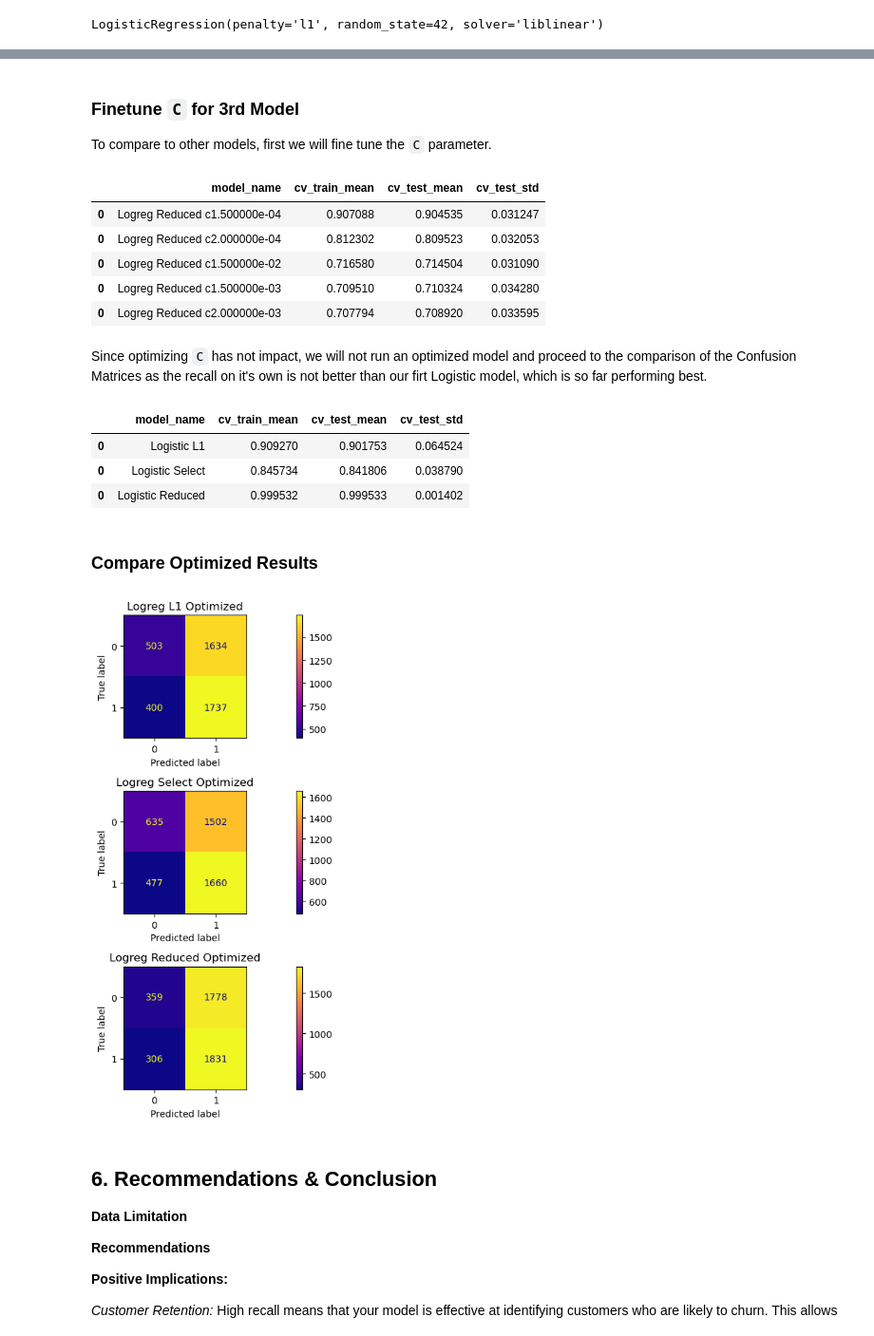
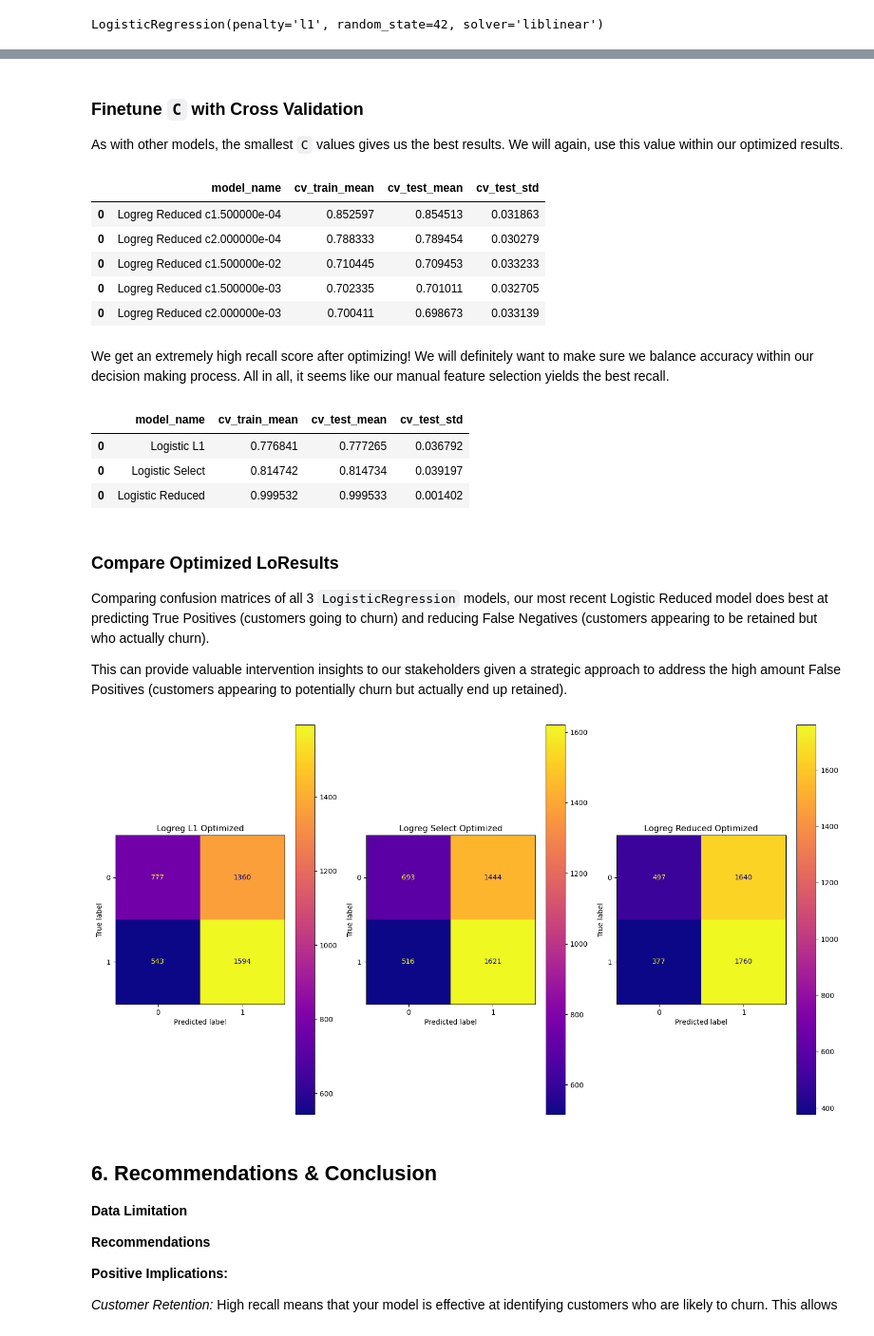
Before and after one commit to erankova/Phase_3_Project, a Jupyter notebook: Phase_3_Project.ipynb, the cells around one changed output, grey strips where cells are left out. Shown: that part at 95% size. Cells and saved outputs as stored; diff of their text form; code cells hidden in the pictures.

Commit message:
finalized logistic model observations

```diff
--- a/Phase_3_Project.ipynb
+++ b/Phase_3_Project.ipynb
@@ -506,7 +507,7 @@ C_values = [0.0001, 0.001, 0.01, 0.1, 1]
 l1_results = pd.DataFrame()
 
 for c in C_values:
-    logreg_l1 = LogisticRegression(random_state=42, C=c, solver='liblinear', penalty='l1',max_iter=200)
+    logreg_l1 = LogisticRegression(random_state=42, C=c, solver='liblinear', penalty='l1',max_iter=300)
     logreg_l1.fit(X_train_resampled, y_train_resampled)
     new_results = ModCrossVal(logreg_l1, f'Logreg L1 c{c:e}', X_train_resampled, y_train_resampled)
     l1_results = pd.concat([l1_results, new_results.cv_summary()])
@@ -556,7 +559,7 @@ Since we know that there are features that are highly correlated we will use `Se
 selector = SelectFromModel(logreg_model_l1)
 
 # Using the original resampling from first SMOTE initiation
-selector.fit(X_train_resampled,y_train_resampled)
+selector.fit(X_train,y_train)
 # %% [output]
 SelectFromModel(estimator=LogisticRegression(max_iter=300, penalty='l1',
                                              random_state=42,
@@ -600,15 +603,16 @@ dict(zip(X_train.columns,selector.get_support()))
  'area_code_415': True,
  'area_code_510': True}
 # %%
-# Create function to get best features out
+# Recreate X_train with best features out
 
-def select_features(X,selector):
-    '''
-    Given a dataframe and selector, use the selector
-    to get the most important features.
-    '''
-    imp_feat = dict(zip(X.columns,selector.get_support()))
-    selected_array = selector.transform(X)
-    selected_df = pd.DataFrame(selected_array,columns=[col for col in X.columns if imp_feat[col]],
-                              index = X.index)
-    return selected_df
+# Dictionary with X_train columns to isolate important features
+imp_feat = dict(zip(X_train.columns,selector.get_support()))
+
+# Transform into array
+selected_array = selector.transform(X_train)
+
+#Turn back into datframe
+X_train_slct = pd.DataFrame(selected_array,columns=[col for col in X_train.columns if imp_feat[col]],
+                              index = X_train.index)
+
+X_train_slct
@@ -615,5 +632,0 @@ def select_features(X,selector):
-# %%
-X_train_slct = select_features(X=X_train,selector=selector)
-
-smote = SMOTE()
-X_train_resamp_slct, y_train_resamp_slct = smote.fit_resample(X_train_slct,y_train)
@@ -760,6 +790,7 @@ logreg_red_sum
 # %% [markdown]
-### Finetune `C` for 3rd Model
-To compare to other models, first we will fine tune the `C` parameter.
+### Finetune `C` with Cross Validation
+
+As with other models, the smallest `C` values gives us the best results. We will again, use this value within our optimized results.
 # %%
 C_values = [0.00015, 0.0002, 0.0015, 0.002, .015]
 reduced_results = pd.DataFrame()
@@ -776,13 +807,13 @@ reduced_results.sort_values(by='cv_test_mean',ascending=False,inplace=True)
 reduced_results
 # %% [output]
 |  | model_name | cv_train_mean | cv_test_mean | cv_test_std |
-| 0 | Logreg Reduced c1.500000e-04 | 0.907088 | 0.904535 | 0.031247 |
-| 0 | Logreg Reduced c2.000000e-04 | 0.812302 | 0.809523 | 0.032053 |
-| 0 | Logreg Reduced c1.500000e-02 | 0.716580 | 0.714504 | 0.031090 |
-| 0 | Logreg Reduced c1.500000e-03 | 0.709510 | 0.710324 | 0.034280 |
-| 0 | Logreg Reduced c2.000000e-03 | 0.707794 | 0.708920 | 0.033595 |
+| 0 | Logreg Reduced c1.500000e-04 | 0.852597 | 0.854513 | 0.031863 |
+| 0 | Logreg Reduced c2.000000e-04 | 0.788333 | 0.789454 | 0.030279 |
+| 0 | Logreg Reduced c1.500000e-02 | 0.710445 | 0.709453 | 0.033233 |
+| 0 | Logreg Reduced c1.500000e-03 | 0.702335 | 0.701011 | 0.032705 |
+| 0 | Logreg Reduced c2.000000e-03 | 0.700411 | 0.698673 | 0.033139 |
 # %% [markdown]
-Since optimizing `C` has not impact, we will not run an optimized model and proceed to the comparison of the Confusion Matrices as the recall on it's own is not better than our firt Logistic model, which is so far performing best.
+We get an extremely high recall score after optimizing! We will definitely want to make sure we balance accuracy within our decision making process. All in all, it seems like our manual feature selection yields the best recall.
 # %%
 # Run optimized model
 
@@ -799,25 +830,29 @@ model_list.append(logreg_red_opt_sum)
 concat_results(model_list)
 # %% [output]
 |  | model_name | cv_train_mean | cv_test_mean | cv_test_std |
-| 0 | Logistic L1 | 0.909270 | 0.901753 | 0.064524 |
-| 0 | Logistic Select | 0.845734 | 0.841806 | 0.038790 |
+| 0 | Logistic L1 | 0.776841 | 0.777265 | 0.036792 |
+| 0 | Logistic Select | 0.814742 | 0.814734 | 0.039197 |
 | 0 | Logistic Reduced | 0.999532 | 0.999533 | 0.001402 |
 # %% [markdown]
-### Compare Optimized Results
+### Compare Optimized LoResults
+
+Comparing confusion matrices of all 3 `LogisticRegression` models, our most recent Logistic Reduced model does best at predicting True Positives (customers going to churn) and reducing False Negatives (customers appearing to be retained but who actually churn).
+
+This can provide valuable intervention insights to our stakeholders given a strategic approach to address the high amount False Positives (customers appearing to potentially churn but actually end up retained).
 # %%
-fig, ax = plt.subplots(nrows=3,figsize=(15,8))
+fig, ax = plt.subplots(ncols=3,figsize=(15,8))
 
 ax[0].set_title('Logreg L1 Optimized')
 ax[1].set_title('Logreg Select Optimized')
 ax[2].set_title('Logreg Reduced Optimized')
 
 ConfusionMatrixDisplay.from_estimator(logregl1_opt,X_train_resampled,y_train_resampled,ax=ax[0],cmap='plasma')
 ConfusionMatrixDisplay.from_estimator(logreg_slct_opt,X_train_resamp_slct,y_train_resamp_slct,ax=ax[1],cmap='plasma')
 ConfusionMatrixDisplay.from_estimator(logreg_red_opt,X_train_red_resamp, y_train_red_resamp,ax=ax[2],cmap='plasma')
 
 plt.tight_layout();
 # %% [output]
-[figure, old version]
+[figure, new version]
 # %% [markdown]
 ## 6. Recommendations & Conclusion
 
```
Also changed, not shown: parts of 30 cells of this notebook, 1 other file.
